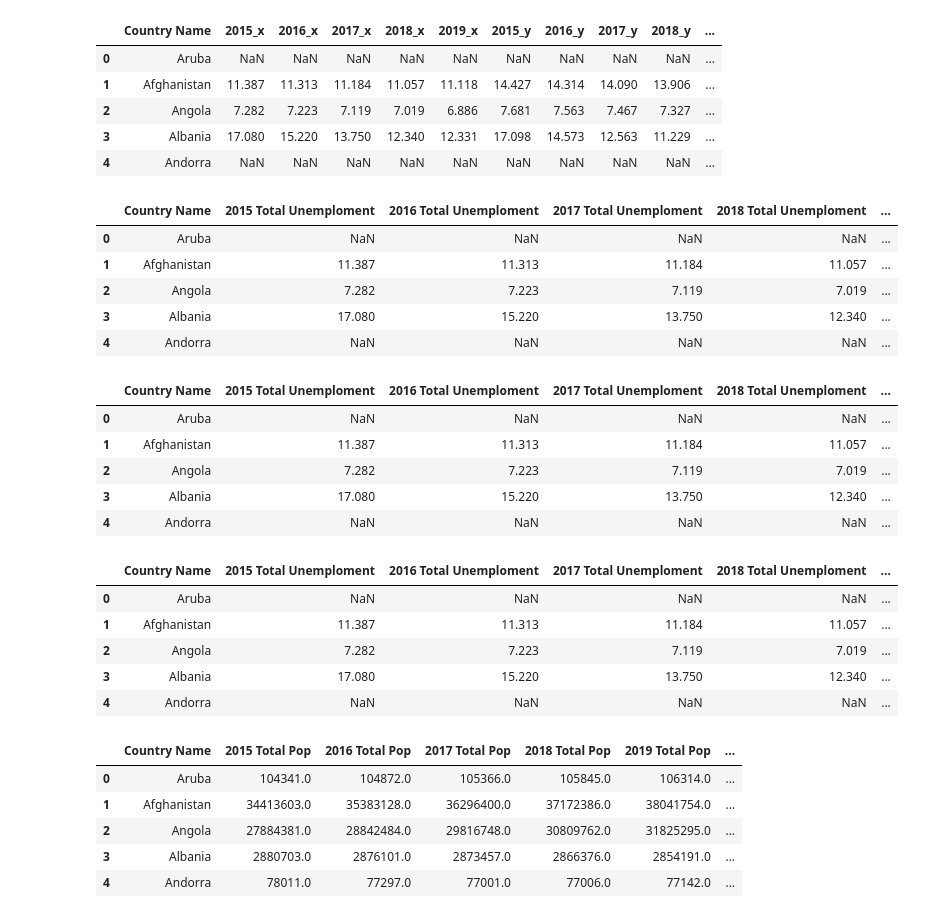
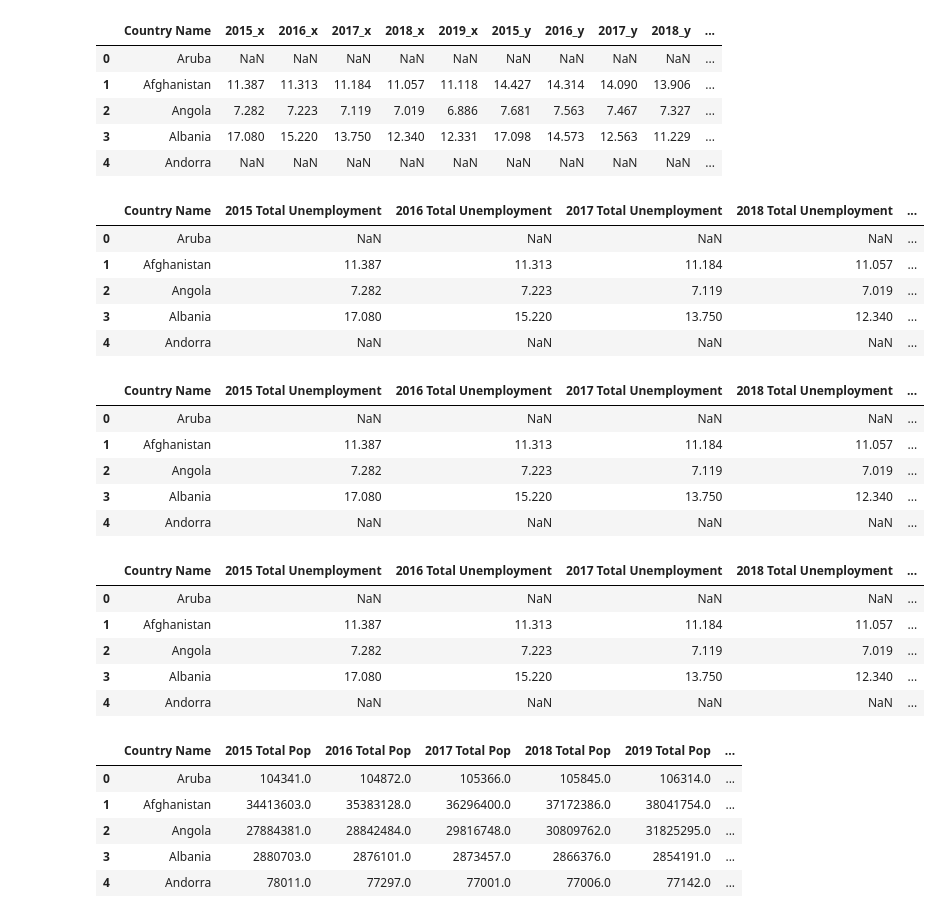
Before and after one commit to patpetrus/project-1-group-5, a Jupyter notebook: ocean_data/pop_unemployment.ipynb, the cells around one changed output. Saved outputs shown, nothing was run; the diff lists cells and outputs as text; code cells hidden in the pictures.

```diff
--- a/ocean_data/pop_unemployment.ipynb
+++ b/ocean_data/pop_unemployment.ipynb
@@ -176,15 +176,15 @@ unemployment_df.head()
 | 4 | Andorra | NaN | NaN | NaN | NaN | NaN | NaN | NaN | NaN | NaN | ... |
 # %%
 # Rename the columns
-unemployment_df = unemployment_df.rename(columns={'2015_x':'2015 Total Unemploment', '2016_x':'2016 Total Unemploment',
-                                                  '2017_x':'2017 Total Unemploment', '2018_x':'2018 Total Unemploment',
-                                                  '2019_x':'2019 Total Unemploment',
-                                                  '2015_y':'2015 Female Unemploment', '2016_y':'2016 Female Unemploment',
-                                                  '2017_y':'2017 Female Unemploment', '2018_y':'2018 Female Unemploment',
-                                                  '2019_y':'2019 Female Unemploment'})
+unemployment_df = unemployment_df.rename(columns={'2015_x':'2015 Total Unemployment', '2016_x':'2016 Total Unemployment',
+                                                  '2017_x':'2017 Total Unemployment', '2018_x':'2018 Total Unemployment',
+                                                  '2019_x':'2019 Total Unemployment',
+                                                  '2015_y':'2015 Female Unemployment', '2016_y':'2016 Female Unemployment',
+                                                  '2017_y':'2017 Female Unemployment', '2018_y':'2018 Female Unemployment',
+                                                  '2019_y':'2019 Female Unemployment'})
 unemployment_df.head()
 # %% [output]
-|  | Country Name | 2015 Total Unemploment | 2016 Total Unemploment | 2017 Total Unemploment | 2018 Total Unemploment | ... |
+|  | Country Name | 2015 Total Unemployment | 2016 Total Unemployment | 2017 Total Unemployment | 2018 Total Unemployment | ... |
 | 0 | Aruba | NaN | NaN | NaN | NaN | ... |
 | 1 | Afghanistan | 11.387 | 11.313 | 11.184 | 11.057 | ... |
 | 2 | Angola | 7.282 | 7.223 | 7.119 | 7.019 | ... |
@@ -195,7 +195,7 @@ unemployment_df.head()
 unemployment_df = unemployment_df.merge(unemployment_male_df, how='left', on='Country Name')
 unemployment_df.head()
 # %% [output]
-|  | Country Name | 2015 Total Unemploment | 2016 Total Unemploment | 2017 Total Unemploment | 2018 Total Unemploment | ... |
+|  | Country Name | 2015 Total Unemployment | 2016 Total Unemployment | 2017 Total Unemployment | 2018 Total Unemployment | ... |
 | 0 | Aruba | NaN | NaN | NaN | NaN | ... |
 | 1 | Afghanistan | 11.387 | 11.313 | 11.184 | 11.057 | ... |
 | 2 | Angola | 7.282 | 7.223 | 7.119 | 7.019 | ... |
@@ -208,7 +208,7 @@ unemployment_df = unemployment_df.rename(columns={'2015': '2015 Male Unemploymen
                                                   '2019': '2019 Male Unemployment'})
 unemployment_df.head()
 # %% [output]
-|  | Country Name | 2015 Total Unemploment | 2016 Total Unemploment | 2017 Total Unemploment | 2018 Total Unemploment | ... |
+|  | Country Name | 2015 Total Unemployment | 2016 Total Unemployment | 2017 Total Unemployment | 2018 Total Unemployment | ... |
 | 0 | Aruba | NaN | NaN | NaN | NaN | ... |
 | 1 | Afghanistan | 11.387 | 11.313 | 11.184 | 11.057 | ... |
 | 2 | Angola | 7.282 | 7.223 | 7.119 | 7.019 | ... |
```
Also changed, not shown: 2 other files.
